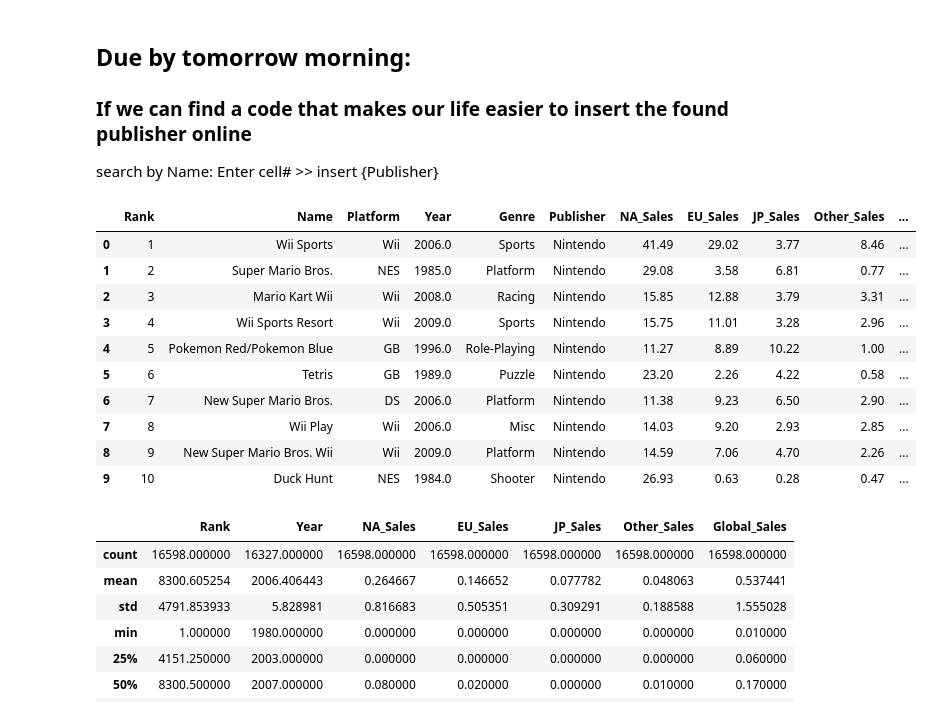
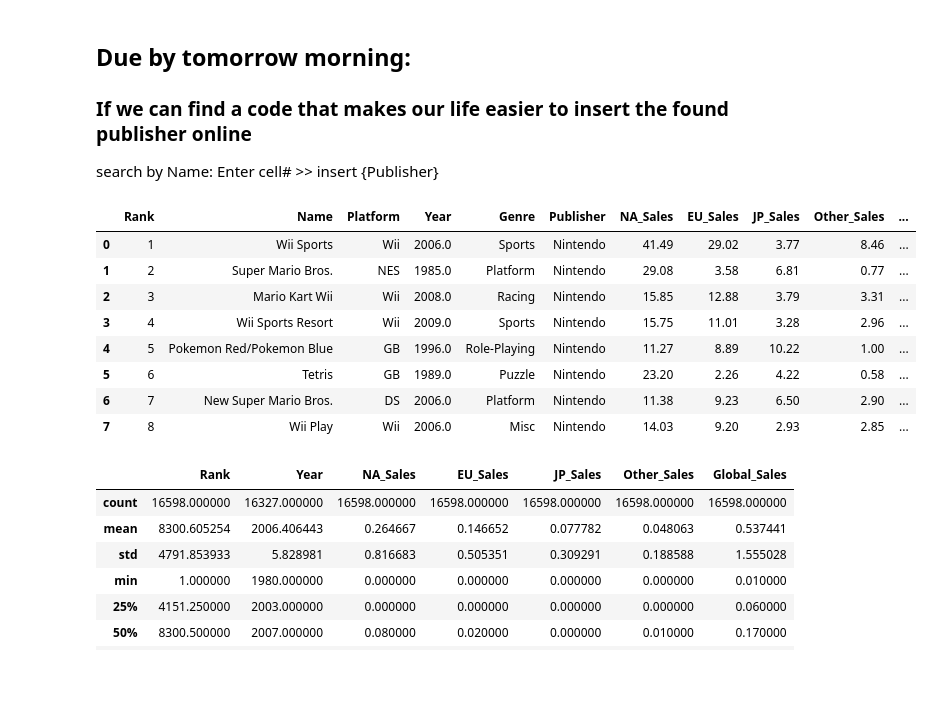
Before and after one commit to Aabusabaeen/Video_games_sales, a Jupyter notebook: Video_games_data.ipynb, the cells around one changed output. Cells and saved outputs as stored; diff of their text form; code cells hidden in the pictures; blank space fills up the shorter version.

```diff
--- a/Video_games_data.ipynb
+++ b/Video_games_data.ipynb
@@ -165,19 +165,17 @@ Name: Name, dtype: object
 ### If we can find a code that makes our life easier to insert the found publisher online
 search by Name: Enter cell# >> insert {Publisher}
 # %%
-vgs.head(10)
+vgs.head(8)
 # %% [output]
 |  | Rank | Name | Platform | Year | Genre | Publisher | NA_Sales | EU_Sales | JP_Sales | Other_Sales | ... |
 | 0 | 1 | Wii Sports | Wii | 2006.0 | Sports | Nintendo | 41.49 | 29.02 | 3.77 | 8.46 | ... |
 | 1 | 2 | Super Mario Bros. | NES | 1985.0 | Platform | Nintendo | 29.08 | 3.58 | 6.81 | 0.77 | ... |
 | 2 | 3 | Mario Kart Wii | Wii | 2008.0 | Racing | Nintendo | 15.85 | 12.88 | 3.79 | 3.31 | ... |
 | 3 | 4 | Wii Sports Resort | Wii | 2009.0 | Sports | Nintendo | 15.75 | 11.01 | 3.28 | 2.96 | ... |
 | 4 | 5 | Pokemon Red/Pokemon Blue | GB | 1996.0 | Role-Playing | Nintendo | 11.27 | 8.89 | 10.22 | 1.00 | ... |
 | 5 | 6 | Tetris | GB | 1989.0 | Puzzle | Nintendo | 23.20 | 2.26 | 4.22 | 0.58 | ... |
 | 6 | 7 | New Super Mario Bros. | DS | 2006.0 | Platform | Nintendo | 11.38 | 9.23 | 6.50 | 2.90 | ... |
 | 7 | 8 | Wii Play | Wii | 2006.0 | Misc | Nintendo | 14.03 | 9.20 | 2.93 | 2.85 | ... |
-| 8 | 9 | New Super Mario Bros. Wii | Wii | 2009.0 | Platform | Nintendo | 14.59 | 7.06 | 4.70 | 2.26 | ... |
-| 9 | 10 | Duck Hunt | NES | 1984.0 | Shooter | Nintendo | 26.93 | 0.63 | 0.28 | 0.47 | ... |
 # %%
 vgs.describe()
 # %% [output]
```
Also changed, not shown: 1 other file.
